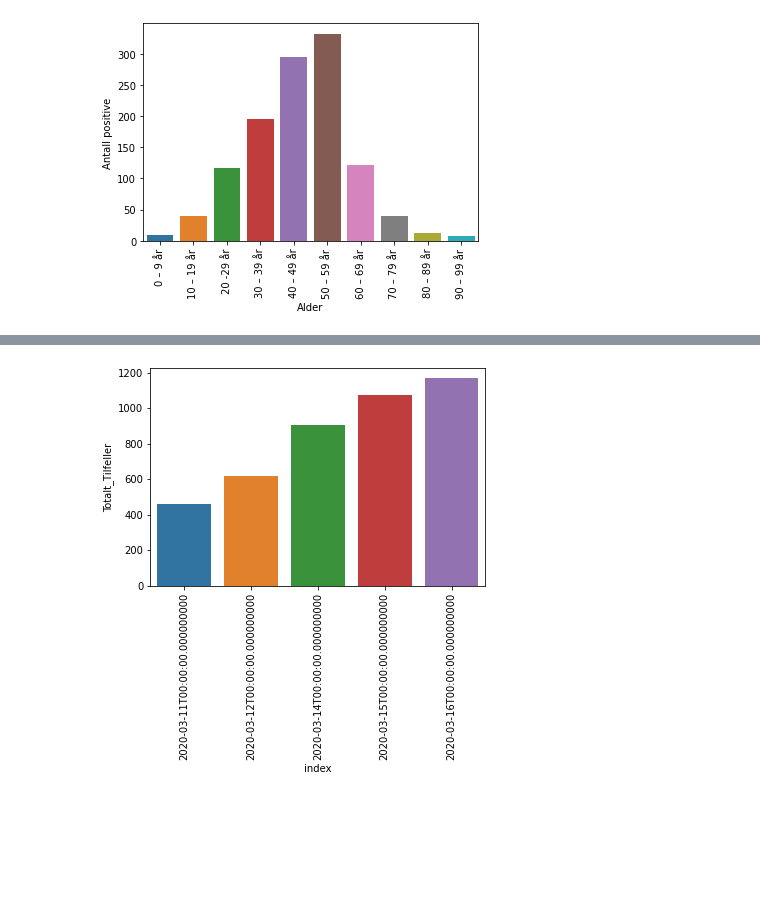
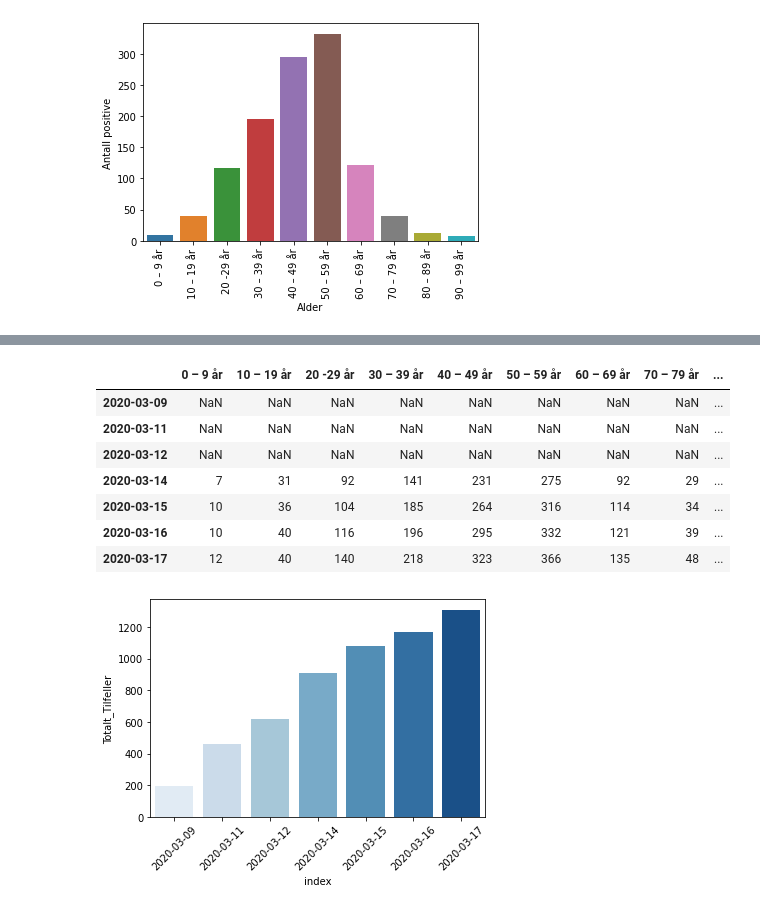
Before and after one commit to GregoireJan/CoronaDash, a Jupyter notebook: corona.ipynb, the cells around one changed output, grey strips where cells are left out. Cells and saved outputs as stored; diff of their text form; code cells hidden in the pictures; blank space fills up the shorter version.

```diff
--- a/corona.ipynb
+++ b/corona.ipynb
@@ -107,6 +173,17 @@ df
+# %%
+df_age
+# %% [output]
+|  | 0 – 9 år | 10 – 19 år | 20 -29 år | 30 – 39 år | 40 – 49 år | 50 – 59 år | 60 – 69 år | 70 – 79 år | ... |
+| 2020-03-09 | NaN | NaN | NaN | NaN | NaN | NaN | NaN | NaN | ... |
+| 2020-03-11 | NaN | NaN | NaN | NaN | NaN | NaN | NaN | NaN | ... |
+| 2020-03-12 | NaN | NaN | NaN | NaN | NaN | NaN | NaN | NaN | ... |
+| 2020-03-14 | 7 | 31 | 92 | 141 | 231 | 275 | 92 | 29 | ... |
+| 2020-03-15 | 10 | 36 | 104 | 185 | 264 | 316 | 114 | 34 | ... |
+| 2020-03-16 | 10 | 40 | 116 | 196 | 295 | 332 | 121 | 39 | ... |
+| 2020-03-17 | 12 | 40 | 140 | 218 | 323 | 366 | 135 | 48 | ... |
 # %%
-ax=sns.barplot(data = df.reset_index(), x = 'index', y = 'Totalt_Tilfeller')
-ax.set_xticklabels(ax.get_xticklabels(),rotation=90)
+ax=sns.barplot(data = df.reset_index(), x = 'index', y = 'Totalt_Tilfeller', palette="Blues")
+ax.set_xticklabels(datetime_index.strftime('%Y-%m-%d'),rotation=45)
 plt.show()
 # %% [output]
-[figure, old version]
+[figure, new version]
```
Also changed, not shown: parts of 9 cells of this notebook.
